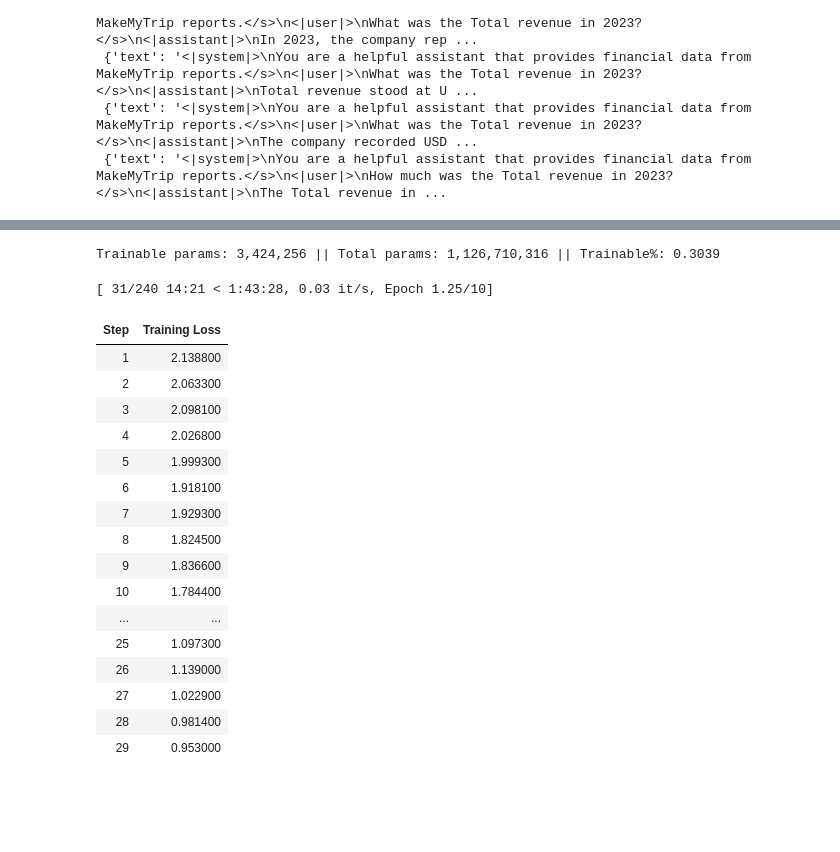
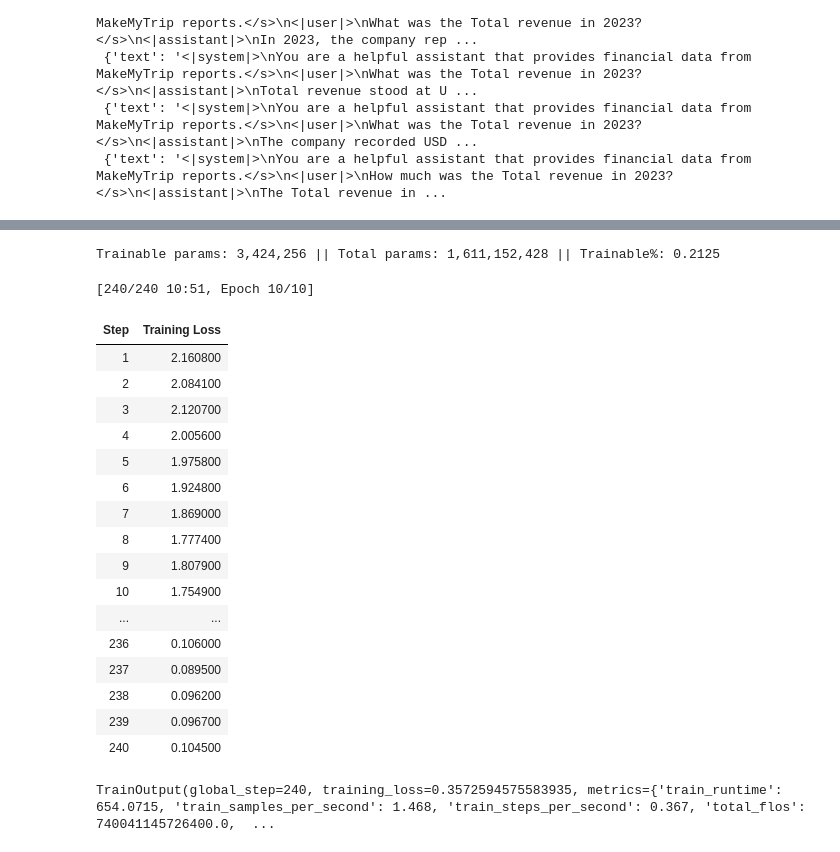
Before and after one commit to kundan621/CAI, a Jupyter notebook: Fine_Tuning_TinyLlama.ipynb, the cells around one changed output, grey strips where cells are left out. Saved outputs shown, nothing was run; the diff lists cells and outputs as text; code cells hidden in the pictures; blank space fills up the shorter version.

```diff
--- a/Fine_Tuning_TinyLlama.ipynb
+++ b/Fine_Tuning_TinyLlama.ipynb
@@ -201,8 +201,9 @@ quantization_config = BitsAndBytesConfig(
 base_model = AutoModelForCausalLM.from_pretrained(
     model_id,
     # quantization_config=quantization_config, #Kundan: Not supported on MAC
-    torch_dtype=torch.bfloat16,
-    device_map="auto",
+    # torch_dtype=torch.bfloat16, changed for cpu
+    torch_dtype=torch.float32,  # Change to float32 for CPU
+    device_map="cpu",
     trust_remote_code=True,
 )
 
@@ -319,52 +328,57 @@ data_collator = DataCollatorForLanguageModeling(
 # ----------------------------
 training_args = TrainingArguments(
     learning_rate=5e-5,
     output_dir="./results",
     num_train_epochs=10,
     per_device_train_batch_size=1, # Keep batch size small
     gradient_accumulation_steps=4, # Increased gradient accumulation steps
     logging_steps=1,
     save_steps=10,
     save_total_limit=2,
-    fp16=True, # fp16 and bf16 are mutually exclusive. bf16 is recommended for Ampere+ GPUs.
+    fp16=False, # fp16 and bf16 are mutually exclusive. bf16 is recommended for Ampere+ GPUs.
     bf16=False,  # Use bf16 for better performance with 4-bit models
+    # Explicitly force CPU settings
+    no_cuda=True,  # Force disable CUDA
+    use_cpu=True,  # Explicitly use CPU
+    dataloader_pin_memory=False,  # Disable GPU memory pinning
 )
 
 # ----------------------------
 # 11. Trainer
 # ----------------------------
 
 trainer = Trainer(
     model=model,
     args=training_args,
     train_dataset=tokenized_dataset,
     data_collator=data_collator
 )
 
 # ----------------------------
 # 12. Train
 # ----------------------------
 trainer.train()
 # %% [output]
-Trainable params: 3,424,256 || Total params: 1,126,710,316 || Trainable%: 0.3039
+Trainable params: 3,424,256 || Total params: 1,611,152,428 || Trainable%: 0.2125
-[ 31/240 14:21 < 1:43:28, 0.03 it/s, Epoch 1.25/10]
+[240/240 10:51, Epoch 10/10]
 | Step | Training Loss |
-| 1 | 2.138800 |
-| 2 | 2.063300 |
-| 3 | 2.098100 |
-| 4 | 2.026800 |
-| 5 | 1.999300 |
-| 6 | 1.918100 |
-| 7 | 1.929300 |
-| 8 | 1.824500 |
-| 9 | 1.836600 |
-| 10 | 1.784400 |
+| 1 | 2.160800 |
+| 2 | 2.084100 |
+| 3 | 2.120700 |
+| 4 | 2.005600 |
+| 5 | 1.975800 |
+| 6 | 1.924800 |
+| 7 | 1.869000 |
+| 8 | 1.777400 |
+| 9 | 1.807900 |
+| 10 | 1.754900 |
 | ... | ... |
-| 25 | 1.097300 |
-| 26 | 1.139000 |
-| 27 | 1.022900 |
-| 28 | 0.981400 |
-| 29 | 0.953000 |
+| 236 | 0.106000 |
+| 237 | 0.089500 |
+| 238 | 0.096200 |
+| 239 | 0.096700 |
+| 240 | 0.104500 |
+TrainOutput(global_step=240, training_loss=0.3572594575583935, metrics={'train_runtime': 654.0715, 'train_samples_per_second': 1.468, 'train_steps_per_second': 0.367, 'total_flos': 740041145726400.0,  ...
 # %%
 # Test the fine-tuned model
 fine_tuned_responses = []
```
Also changed, not shown: parts of 5 cells of this notebook.
